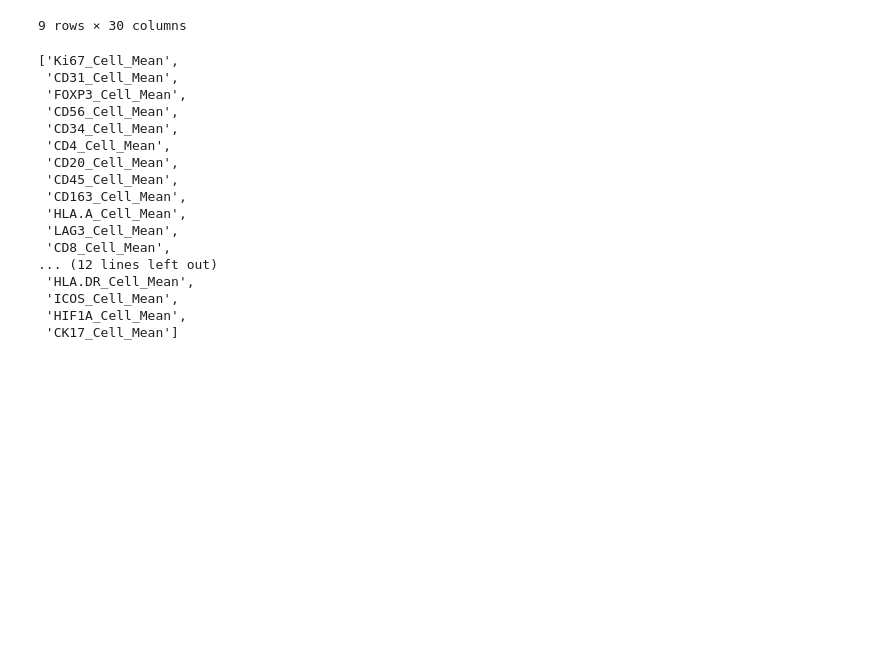
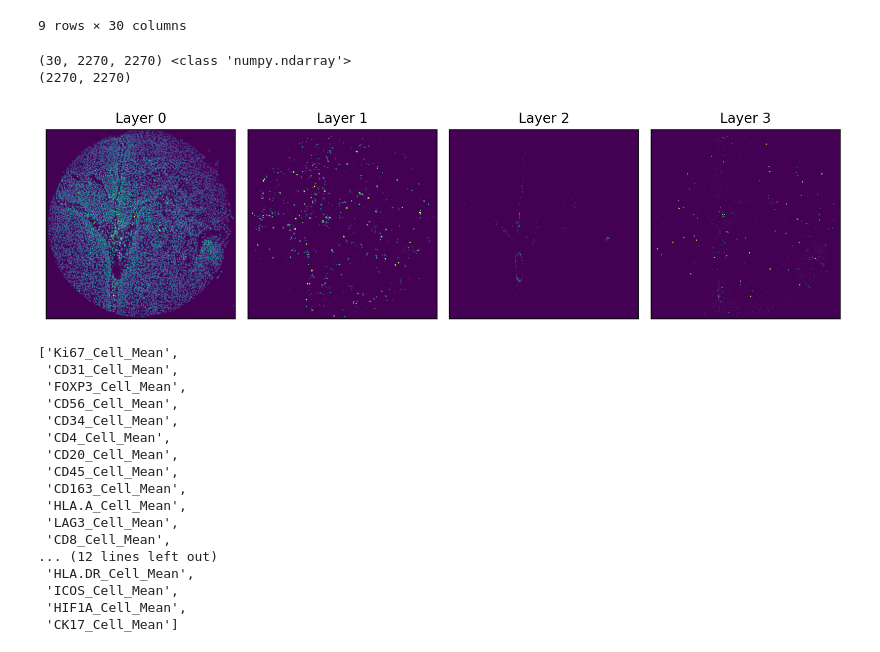
Before and after one commit to EDJohns/2025-Dinh-Lab-Research-Project, a Jupyter notebook: Fluoro-forest-main/Fluoro-forest-main/src/notebooks/core_c7.ipynb, the cells around one changed output. Cells and saved outputs as stored; diff of their text form; code cells hidden in the pictures; blank space fills up the shorter version.

```diff
--- a/Fluoro-forest-main/Fluoro-forest-main/src/notebooks/core_c7.ipynb
+++ b/Fluoro-forest-main/Fluoro-forest-main/src/notebooks/core_c7.ipynb
@@ -119,26 +120,43 @@ temp_df.round(3)
 | 7 | 6.111 | 0.395 | 2.226 | 1.803 | 1.203 | 2.189 | 1.421 | 0.000 | 1.401 | 0.298 | ... | ... |
 | 8 | 6.491 | 0.802 | 1.990 | 2.628 | 2.425 | 1.454 | 1.877 | 0.050 | 5.731 | 1.751 | ... | ... |
 9 rows × 30 columns
+# %%
+print(core_image.shape, type(core_image))
+print(core_image[0].shape)
+
+fig, axes = plt.subplots(1, 4, figsize=(10, 3))
+for i in range(4):
+    ax = axes[i]
+    ax.imshow(core_image[i, :, :], cmap='viridis')
+plt.tight_layout()
+# %% [output]
+(30, 2270, 2270) <class 'numpy.ndarray'>
+(2270, 2270)
 # %%
 # Example slices of image
 n = 4
 ranges = [[10, 255], # vmin and vmax of images to be shown
           [5, 80],
           [5, 30],
           [5, 30]]
 
 fig, axes = plt.subplots(1, n, figsize = (n * 2.5, 3)) # Adjust figsize width multiplier (2.5) as needed
 for i in range(n):
     ax = axes[i] # Get the specific subplot axis for this layer
     layer_data = core_image[i, :, :]
     im = ax.imshow(layer_data, cmap = 'viridis', vmin = ranges[i][0], vmax = ranges[i][1])
 
     ax.set_title(f'Layer {i}')
     ax.set_xticks([])
     ax.set_yticks([])
 
 plt.tight_layout()
-plt.show()
+plt.show(block=False)  # non-blocking
+plt.pause(1.0)          # force GUI update
+
+display(fig)
+# %% [output]
+[figure, added]
 # %%
 # visualize segmentations:
 plot_utils.plot_segmentation(c7_core)
```
Also changed, not shown: parts of 27 cells of this notebook, 18 other files.
